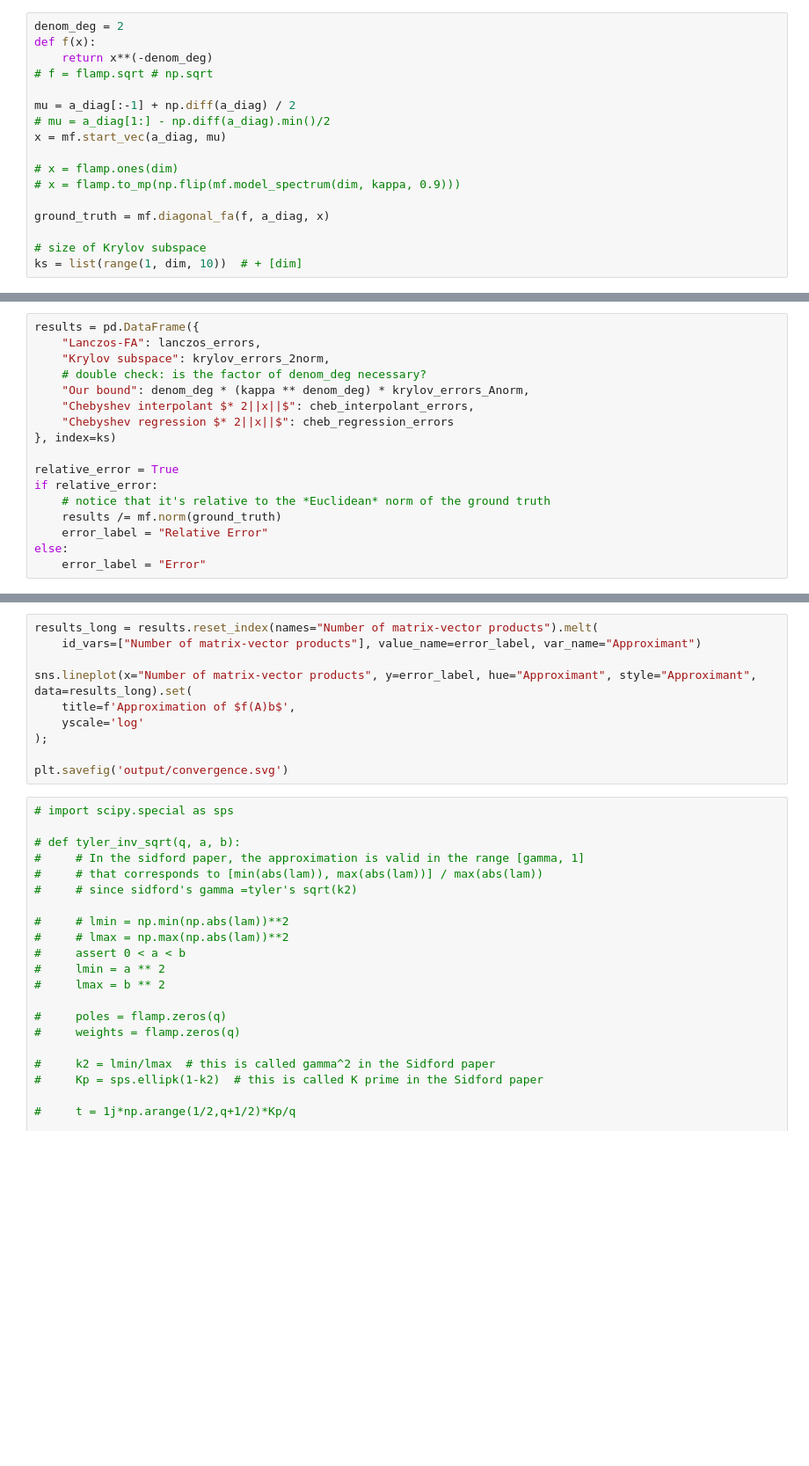
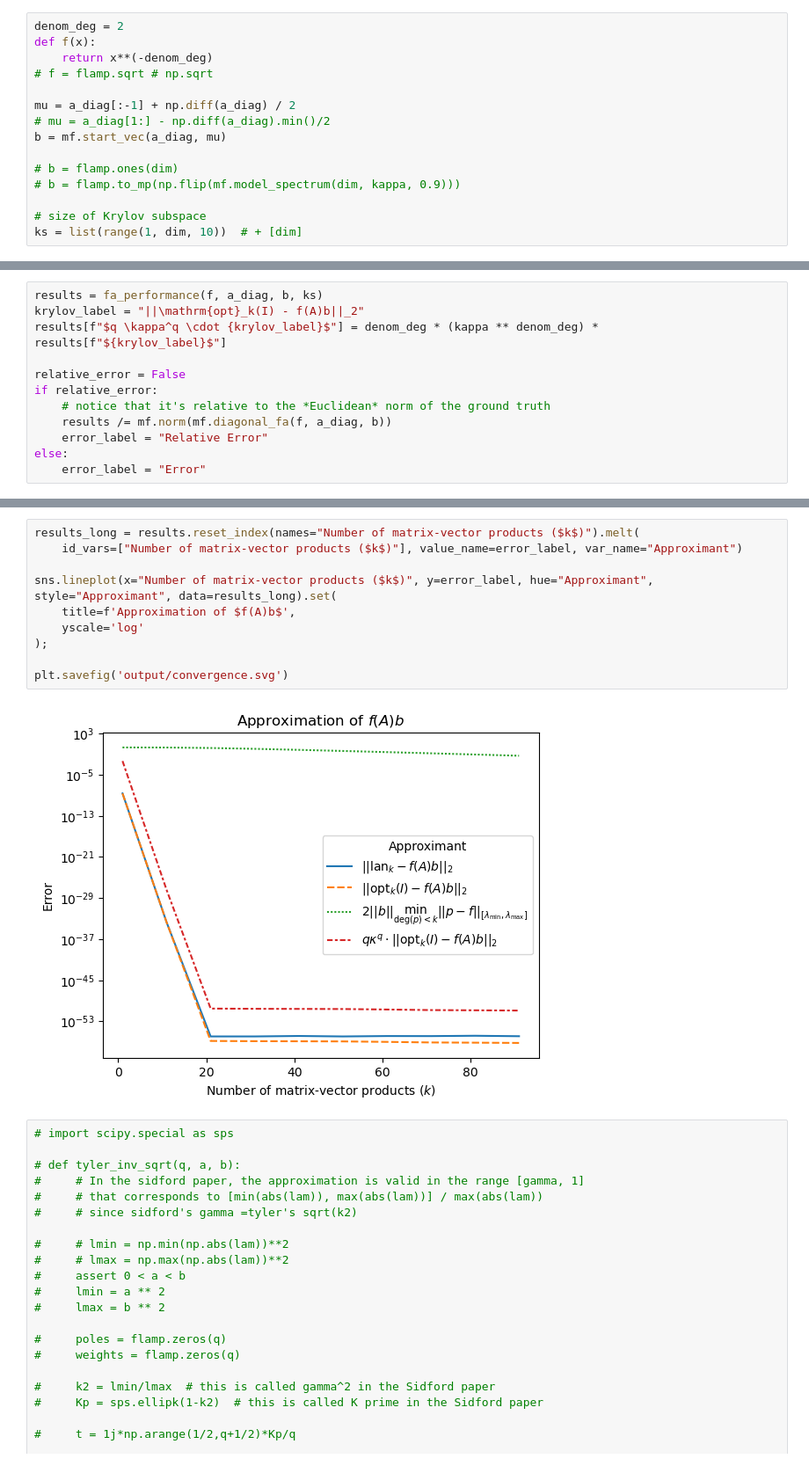
Before and after one commit to NoahAmsel/lanczos-optimality, a Jupyter notebook: convergence.ipynb, the cells around one changed output, grey strips where cells are left out. Shown at 88% size. Cells and saved outputs as stored; diff of their text form; blank space fills up the shorter version.

```diff
--- a/convergence.ipynb
+++ b/convergence.ipynb
@@ -35,12 +37,10 @@ def f(x):
 
 mu = a_diag[:-1] + np.diff(a_diag) / 2
 # mu = a_diag[1:] - np.diff(a_diag).min()/2
-x = mf.start_vec(a_diag, mu)
+b = mf.start_vec(a_diag, mu)
 
-# x = flamp.ones(dim)
-# x = flamp.to_mp(np.flip(mf.model_spectrum(dim, kappa, 0.9)))
-
-ground_truth = mf.diagonal_fa(f, a_diag, x)
+# b = flamp.ones(dim)
+# b = flamp.to_mp(np.flip(mf.model_spectrum(dim, kappa, 0.9)))
 
 # size of Krylov subspace
 ks = list(range(1, dim, 10))  # + [dim]
@@ -87,17 +47,12 @@ for k in tqdm(ks):
 # %%
-results = pd.DataFrame({
-    "Lanczos-FA": lanczos_errors,
-    "Krylov subspace": krylov_errors_2norm,
-    # double check: is the factor of denom_deg necessary?
-    "Our bound": denom_deg * (kappa ** denom_deg) * krylov_errors_Anorm,
-    "Chebyshev interpolant $* 2||x||$": cheb_interpolant_errors,
-    "Chebyshev regression $* 2||x||$": cheb_regression_errors
-}, index=ks)
+results = fa_performance(f, a_diag, b, ks)
+krylov_label = "||\mathrm{opt}_k(I) - f(A)b||_2"
+results[f"$q \kappa^q \cdot {krylov_label}$"] = denom_deg * (kappa ** denom_deg) * results[f"${krylov_label}$"]
 
-relative_error = True
+relative_error = False
 if relative_error:
     # notice that it's relative to the *Euclidean* norm of the ground truth
-    results /= mf.norm(ground_truth)
+    results /= mf.norm(mf.diagonal_fa(f, a_diag, b))
     error_label = "Relative Error"
 else:
     error_label = "Error"
@@ -107,13 +59,15 @@ assert (~pd.isna(results)).all().all()
 # %%
-results_long = results.reset_index(names="Number of matrix-vector products").melt(
-    id_vars=["Number of matrix-vector products"], value_name=error_label, var_name="Approximant")
+results_long = results.reset_index(names="Number of matrix-vector products ($k$)").melt(
+    id_vars=["Number of matrix-vector products ($k$)"], value_name=error_label, var_name="Approximant")
 
-sns.lineplot(x="Number of matrix-vector products", y=error_label, hue="Approximant", style="Approximant", data=results_long).set(
+sns.lineplot(x="Number of matrix-vector products ($k$)", y=error_label, hue="Approximant", style="Approximant", data=results_long).set(
     title=f'Approximation of $f(A)b$',
     yscale='log'
 );
 
 plt.savefig('output/convergence.svg')
+# %% [output]
+[figure, added]
 # %%
 # import scipy.special as sps
 
```
Also changed, not shown: parts of 6 cells of this notebook, 1 other file.
